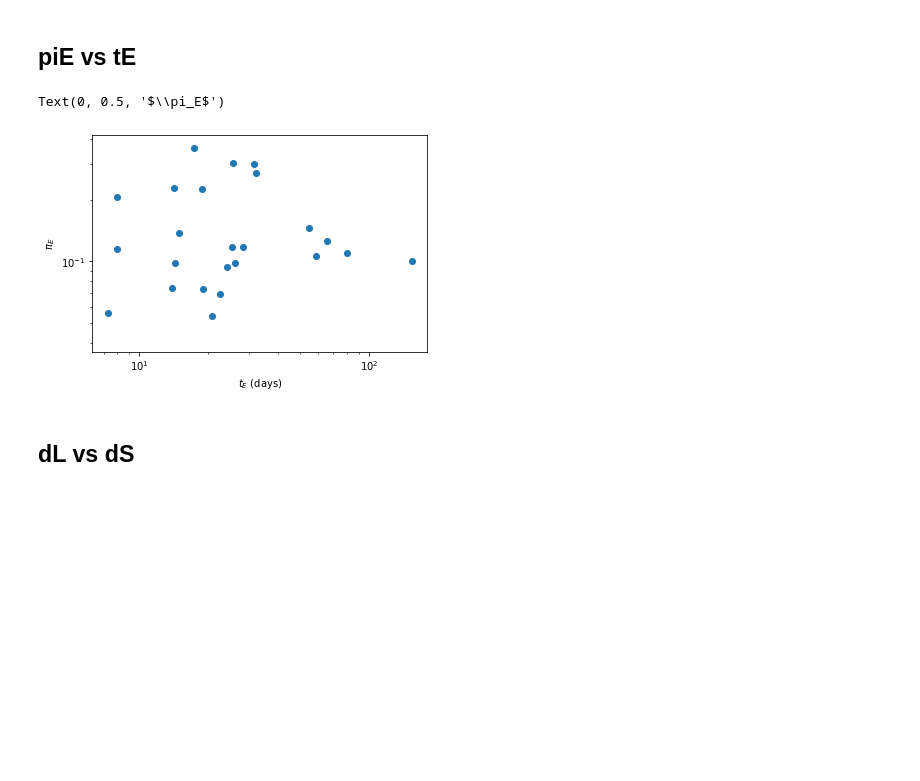
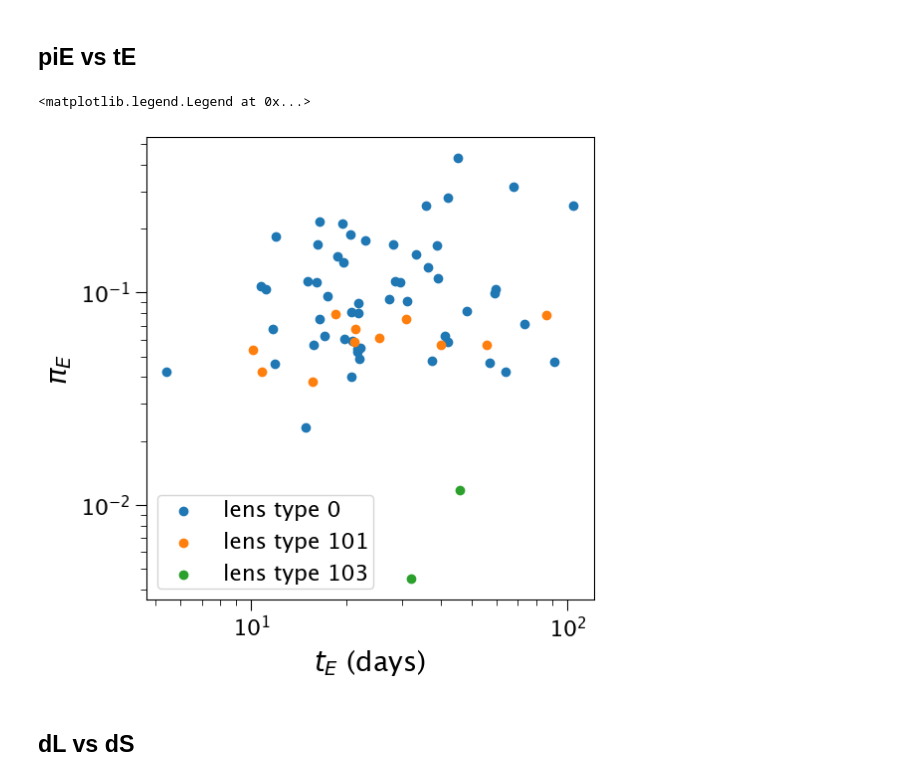
Before and after one commit to jluastro/PopSyCLE, a Jupyter notebook: docs/PopSyCLE_example_synthpop.ipynb, the cells around one changed output. Drawn from its saved outputs; the diff is of its cells as text; code cells hidden in the pictures; blank space fills up the shorter version.

Commit message:
synthpop compatibility progress / tutorial needs cleanup

```diff
--- a/docs/PopSyCLE_example_synthpop.ipynb
+++ b/docs/PopSyCLE_example_synthpop.ipynb
@@ -143,6 +149,6 @@ refine_events runtime : 0.160328 s
 # %% [markdown]
 First, read in the table, and print out a list of all the possible keys:
 # %%
-t = Table.read('example_refined_events_ubv_I_Damineli16.fits')
+t = Table.read('synthpop_test_refined_events_ubv_I_Damineli16.fits')
 print(t.colnames)
 # %% [output]
@@ -176,14 +182,17 @@ Text(0.5, 0, '$t_E$ (days)')
 # %% [markdown]
 ## piE vs tE
 # %%
-plt.scatter(t['t_E'], t['pi_E'])
+for rem_id in np.unique(t['rem_id_L']):
+    idxs = np.where(t['rem_id_L']==rem_id)[0]
+    plt.scatter(t['t_E'][idxs], t['pi_E'][idxs], label='lens type '+str(rem_id))
 plt.xscale('log')
 plt.yscale('log')
 plt.xlabel('$t_E$ (days)')
 plt.ylabel('$\pi_E$')
+plt.legend()
 # %% [output]
-Text(0, 0.5, '$\\pi_E$')
+<matplotlib.legend.Legend at 0x...>
-[figure, old version]
+[figure, new version]
 # %% [markdown]
 ## dL vs dS
 # %%
```
Also changed, not shown: parts of 13 cells of this notebook.
